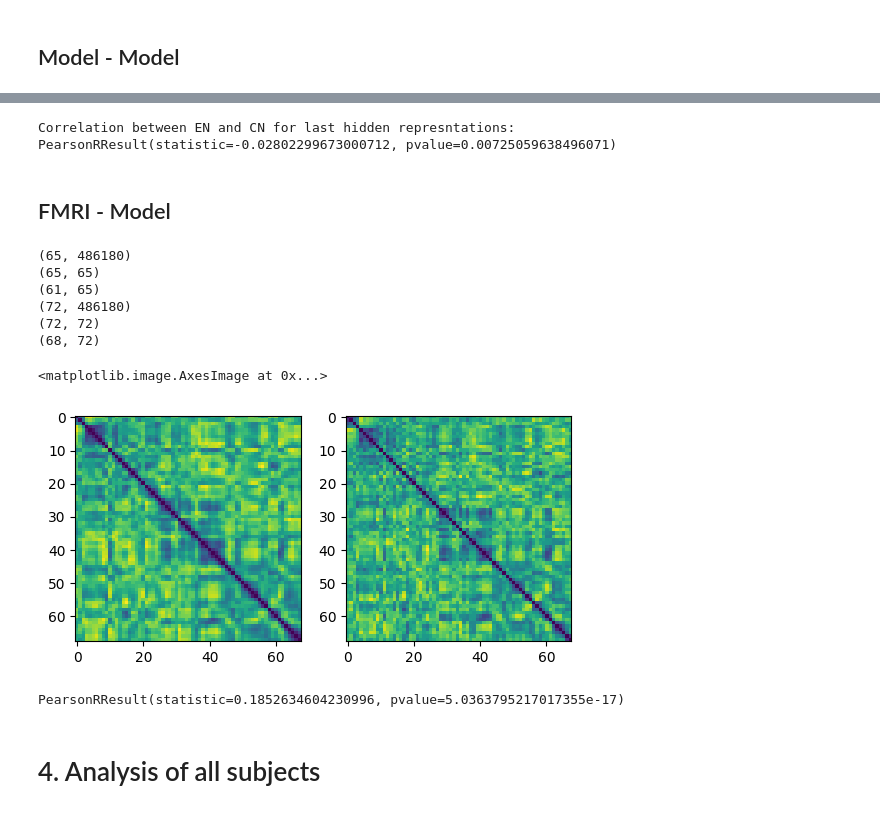
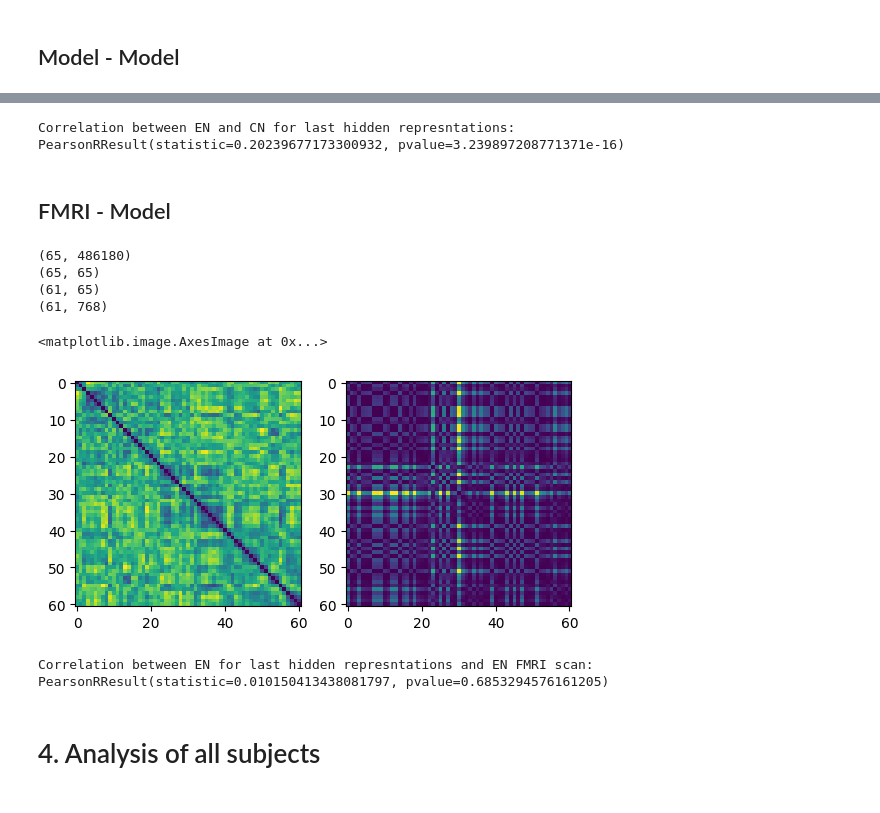
Before and after one commit to DavidFruehbuss/Crosslingual-FMRI-AI-comparison, a Jupyter notebook: Analysis.ipynb, the cells around one changed output, grey strips where cells are left out. Saved outputs shown, nothing was run; the diff lists cells and outputs as text; code cells hidden in the pictures.

```diff
--- a/Analysis.ipynb
+++ b/Analysis.ipynb
@@ -57,14 +57,14 @@ print('-> Voxels are the same across languages but number of timesteps differs')
 ## Model representation data
 # %%
 # Load model representations for all languages
-file_path_1 = './text_data/CN_hidden_states_chunk_size_2.pickle'
-file_path_2 = './text_data/EN_hidden_states_chunk_size_2.pickle'
-file_path_3 = './text_data/FR_hidden_states_chunk_size_2.pickle'
-with open(file_path_1, 'rb') as f:
+file_path_M1 = './text_data/CN_hidden_states_chunk_size_2.pickle'
+file_path_M2 = './text_data/EN_hidden_states_chunk_size_2.pickle'
+file_path_M3 = './text_data/FR_hidden_states_chunk_size_2.pickle'
+with open(file_path_M1, 'rb') as f:
             hidden_activations_CN = pickle.load(f)
-with open(file_path_2, 'rb') as f:
+with open(file_path_M2, 'rb') as f:
             hidden_activations_EN = pickle.load(f)
-with open(file_path_3, 'rb') as f:
+with open(file_path_M3, 'rb') as f:
             hidden_activations_FR = pickle.load(f)
 # %%
 # dimension size of the model representations for different languages
@@ -77,14 +83,14 @@ print('-> Number of sentences/chunks is different across languages')
 ## Align model representations and FMRI scans
 # %%
 # Load text chuncks for all languages
-file_path_1 = './text_data/CN_chunk_data_chunk_size_2.pickle'
-file_path_2 = './text_data/EN_chunk_data_chunk_size_2.pickle'
-file_path_3 = './text_data/FR_chunk_data_chunk_size_2.pickle'
-with open(file_path_1, 'rb') as f:
+file_path_T1 = './text_data/CN_chunk_data_chunk_size_2.pickle'
+file_path_T2 = './text_data/EN_chunk_data_chunk_size_2.pickle'
+file_path_T3 = './text_data/FR_chunk_data_chunk_size_2.pickle'
+with open(file_path_T1, 'rb') as f:
             text_chunks_CN = pickle.load(f)
-with open(file_path_2, 'rb') as f:
+with open(file_path_T2, 'rb') as f:
             text_chunks_EN = pickle.load(f)
-with open(file_path_3, 'rb') as f:
+with open(file_path_T3, 'rb') as f:
             text_chunks_FR = pickle.load(f)
 # %%
 def text2idx(sects, delay = 5, window = 0) :
@@ -111,7 +117,7 @@ print(text_bins_CN)
 # %% [markdown]
 ## RSA function
 # %%
-def rsa_function(file_path, data_type='FMRI', N_components=280, layer=-1, text_bins=None, interp = False, interp_size = 140):
+def rsa_function(file_path, data_type='FMRI', N_components=280, layer=-1, text_bins=None, interp = False, interp_size = 61):
 
     '''
     Compute the sen by sen RSA with cosine similarity
@@ -132,15 +138,12 @@ def rsa_function(file_path, data_type='FMRI', N_components=280, layer=-1, text_b
             nii_data = np.array([image.mean_img(image.index_img(nii_img_1, sent['idx'])).get_fdata() for sent in text_bins[0]])
             time_series = nii_data.reshape(nii_data.shape[0],-1)
 
-        print(time_series.shape)
-
         N_components = min(N_components, len(time_series))
         pca = PCA(N_components)
         pca.fit(time_series)
         # print('Explained variance:', pca.explained_variance_ratio_)
 
         data_matrix = pca.transform(time_series)
-        print(data_matrix.shape)
 
     elif data_type == 'AI':
         # Expected input: torch.Size([93, 59, 768])
@@ -155,7 +158,6 @@ def rsa_function(file_path, data_type='FMRI', N_components=280, layer=-1, text_b
 
     # discard first 8 seconds to account for FMRI warmup
     data_matrix = data_matrix[4:,:]
-    print(data_matrix.shape)
 
     if interp:
         # interpolation
@@ -236,38 +242,32 @@ Text(0.5, 1.0, 'CN')
 # %%
 # pearson correlation
-Corr_EN_CN = rsa_correlation(RSA_EN, RSA_CN)
+Corr_EN_CN = rsa_correlation(RSA_EN_M1, RSA_CN_M1)
 
 print(f'Correlation between EN and CN for last hidden represntations: {Corr_EN_CN}')
 # %% [output]
-Correlation between EN and CN for last hidden represntations: PearsonRResult(statistic=-0.02802299673000712, pvalue=0.00725059638496071)
+Correlation between EN and CN for last hidden represntations: PearsonRResult(statistic=0.20239677173300932, pvalue=3.239897208771371e-16)
 # %% [markdown]
 ## FMRI - Model
-# %%
-# Load a fmri file from a subjects for each language
-file_path_1 = '../FMRI/derivatives/sub-EN057/func/sub-EN057_task-lppEN_run-15_space-MNIColin27_desc-preproc_bold.nii.gz'
-file_path_2 = '../FMRI/derivatives/sub-CN002/func/sub-CN002_task-lppCN_run-04_space-MNIColin27_desc-preproc_bold.nii.gz'
-file_path_3 = '../FMRI/derivatives/sub-FR001/func/sub-FR001_task-lppFR_run-01_space-MNIColin27_desc-preproc_bold.nii.gz'
-
-RSA_EN_1 = rsa_function(file_path_1, text_bins=text_bins_EN, interp=True, interp_size=68)
-RSA_CN_1 = rsa_function(file_path_2, text_bins=text_bins_CN)
-# %% [output]
-(65, 486180)
-(65, 65)
-(61, 65)
-(72, 486180)
-(72, 72)
-(68, 72)
+# %%
+# Load a fmri file from a subjects for each language
+RSA_EN_F1 = rsa_function(file_path_F1, text_bins=text_bins_EN)
+RSA_EN_M1 = rsa_function('./text_data/EN_hidden_states_chunk_size_2.pickle', 'AI', interp=True, interp_size=61)
+# %% [output]
+(65, 486180)
+(65, 65)
+(61, 65)
+(61, 768)
 # %%
-fig, ax = plt.subplots(1,2)
-ax[0].imshow(RSA_EN_1)
-ax[1].imshow(RSA_CN_1)
+fig, ax = plt.subplots(1,2, figsize=(10,10))
+ax[0].imshow(RSA_EN_F1)
+ax[1].imshow(RSA_EN_M1)
 # %% [output]
 <matplotlib.image.AxesImage at 0x...>
-[figure, old version]
+[figure, new version]
-# %%
-Corr = rsa_correlation(RSA_EN_1, RSA_CN_1)
-print(Corr)
-# %% [output]
-PearsonRResult(statistic=0.1852634604230996, pvalue=5.0363795217017355e-17)
+# %%
+Corr_F1_M1 = rsa_correlation(RSA_EN_F1, RSA_EN_M1)
+print(f'Correlation between EN for last hidden represntations and EN FMRI scan: {Corr_F1_M1}')
+# %% [output]
+Correlation between EN for last hidden represntations and EN FMRI scan: PearsonRResult(statistic=0.010150413438081797, pvalue=0.6853294576161205)
 # %% [markdown]
 # 4. Analysis of all subjects
```
Also changed, not shown: parts of 27 cells of this notebook.
